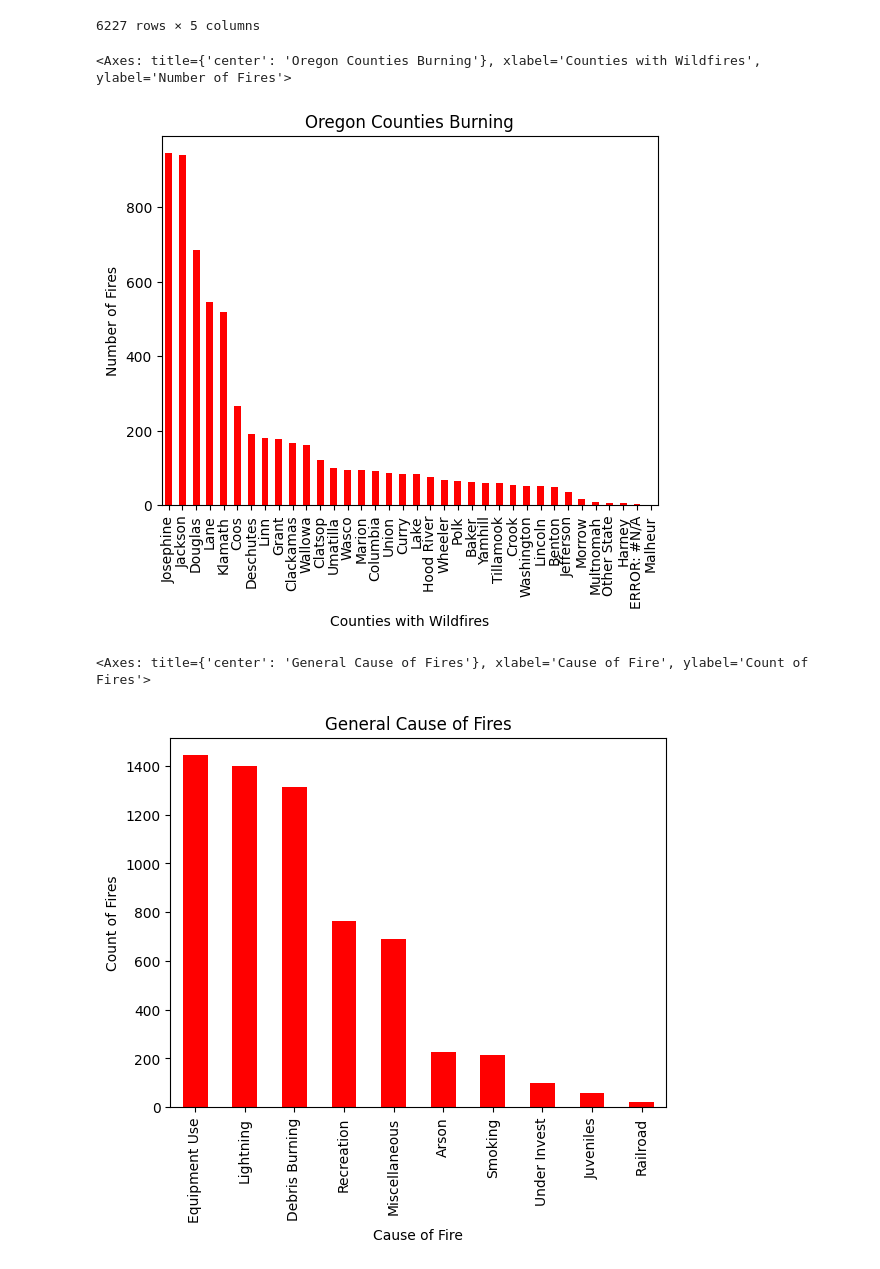
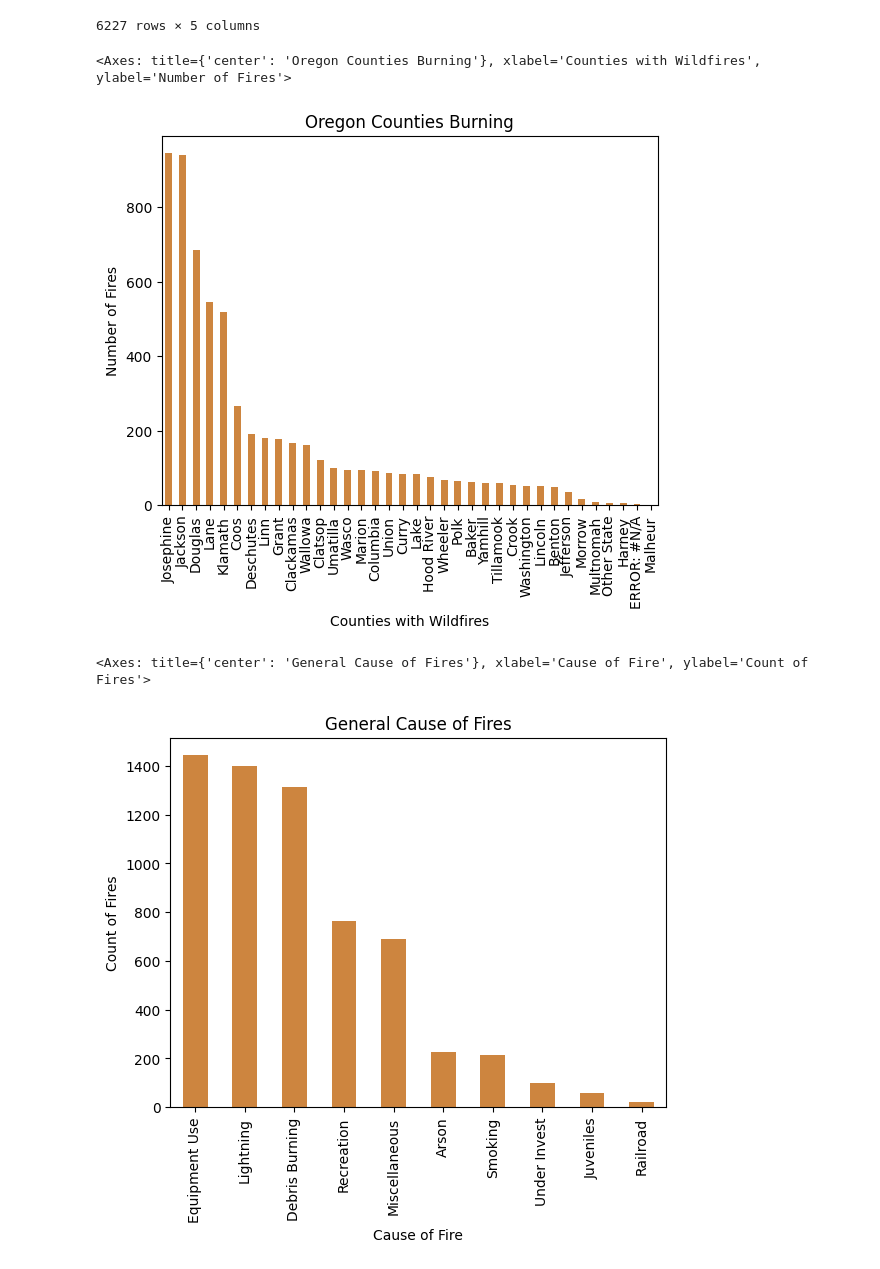
Before and after one commit to ctetreault13/Project-1-Oregon-Fire-and-wheel, a Jupyter notebook: Fire data analysis.ipynb, the cells around one changed output. Saved outputs shown, nothing was run; the diff lists cells and outputs as text; code cells hidden in the pictures.

```diff
--- a/Fire data analysis.ipynb
+++ b/Fire data analysis.ipynb
@@ -86,18 +109,17 @@ county_data
 | 23489 | Jefferson | 2022 | That Way 774 | 0.01 | Lightning |
 6227 rows × 5 columns
 # %%
-fig1=fire_data2[["County", "Serial"]]
+fig1=fire_data2[["County", "FireYear"]]
 Number_of_Fires= fire_data2["County"].value_counts()
-Number_of_Fires
-Number_of_Fires.plot(kind="bar", color="r", xlabel="Counties with Wildfires", ylabel="Number of Fires",title=("Oregon Counties Burning"))
+Number_of_Fires.plot(kind="bar", color="peru", xlabel="Counties with Wildfires", ylabel="Number of Fires",title=("Oregon Counties Burning"))
 # %% [output]
 <Axes: title={'center': 'Oregon Counties Burning'}, xlabel='Counties with Wildfires', ylabel='Number of Fires'>
-[figure, old version]
+[figure, new version]
 # %%
 fig2=fire_data2[["GeneralCause", "FireYear"]]
 Cause_of_Fire_Count= fire_data2["GeneralCause"].value_counts()
 Cause_of_Fire_Count
-Cause_of_Fire_Count.plot(kind="bar", color="r", xlabel="Cause of Fire", ylabel="Count of Fires", title=("General Cause of Fires"))
+Cause_of_Fire_Count.plot(kind="bar", color="peru", xlabel="Cause of Fire", ylabel="Count of Fires", title=("General Cause of Fires"))
 # %% [output]
 <Axes: title={'center': 'General Cause of Fires'}, xlabel='Cause of Fire', ylabel='Count of Fires'>
-[figure, old version]
+[figure, new version]
```
Also changed, not shown: parts of 8 cells of this notebook, 1 other file.
